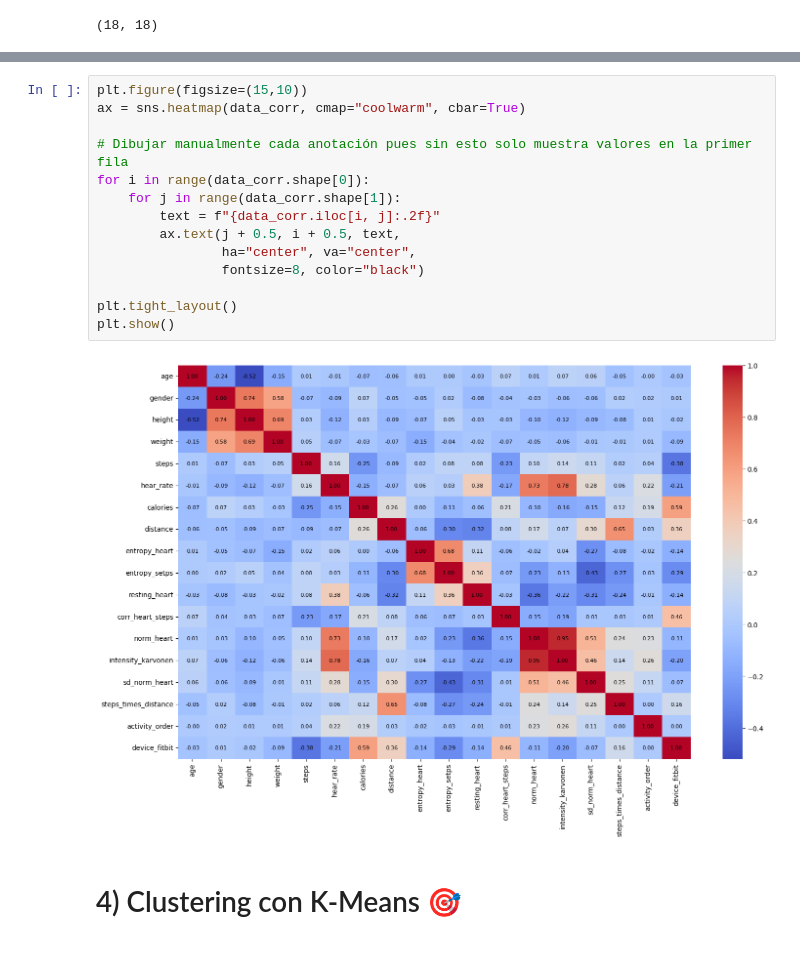
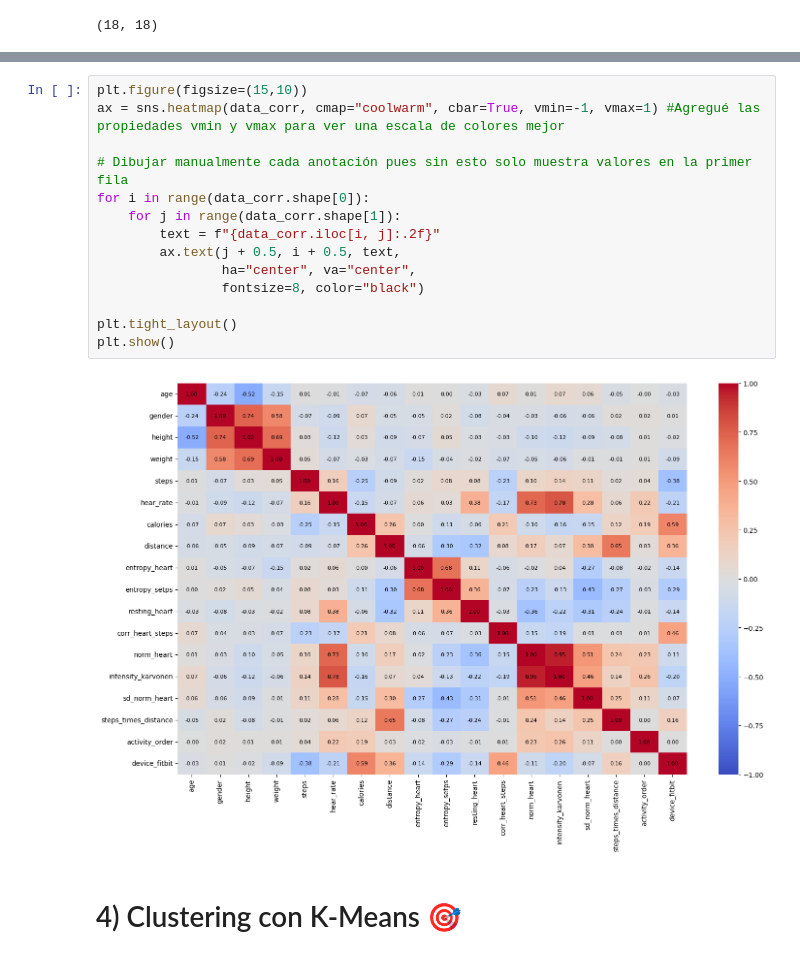
Before and after one commit to alejo-cuello/bootcamp-ds-mlops, a Jupyter notebook: 06-clustering/Entregable_appleWatch-fitbit.ipynb, the cells around one changed output, grey strips where cells are left out. Drawn from its saved outputs; the diff is of its cells as text.

Commit message:
[update] ajuste de escala en heatmap del ejercicio 06

```diff
--- a/06-clustering/Entregable_appleWatch-fitbit.ipynb
+++ b/06-clustering/Entregable_appleWatch-fitbit.ipynb
@@ -261,20 +261,20 @@ data_corr
 | device_fitbit | -0.034819 | 0.006430 | -0.020077 | -0.090642 | -0.375229 | -0.211227 | 0.594105 | 0.355297 | -0.136765 | ... |
 # %%
 plt.figure(figsize=(15,10))
-ax = sns.heatmap(data_corr, cmap="coolwarm", cbar=True)
+ax = sns.heatmap(data_corr, cmap="coolwarm", cbar=True, vmin=-1, vmax=1) #Agregué las propiedades vmin y vmax para ver una escala de colores mejor
 
 # Dibujar manualmente cada anotación pues sin esto solo muestra valores en la primer fila
 for i in range(data_corr.shape[0]):
     for j in range(data_corr.shape[1]):
         text = f"{data_corr.iloc[i, j]:.2f}"
         ax.text(j + 0.5, i + 0.5, text,
                 ha="center", va="center",
                 fontsize=8, color="black")
 
 plt.tight_layout()
 plt.show()
 # %% [output]
-[figure, old version]
+[figure, new version]
 # %% [markdown]
 # 4) Clustering con K-Means 🎯
 # %% [markdown]
```
